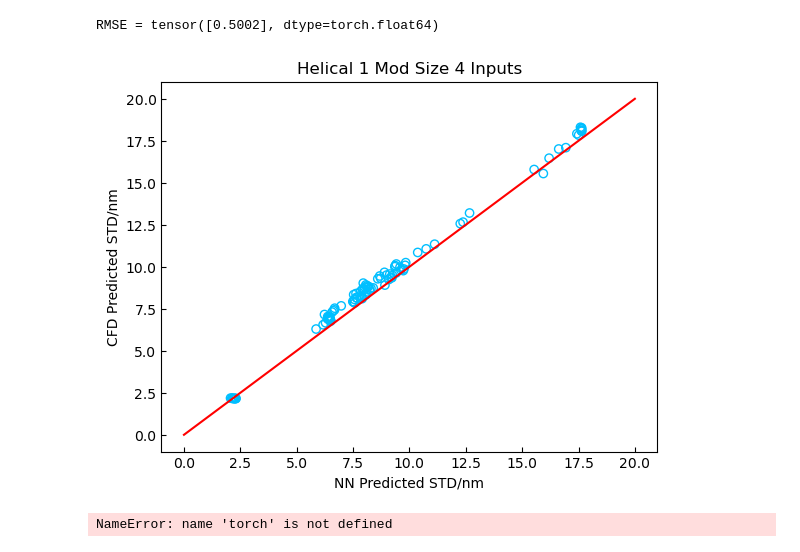
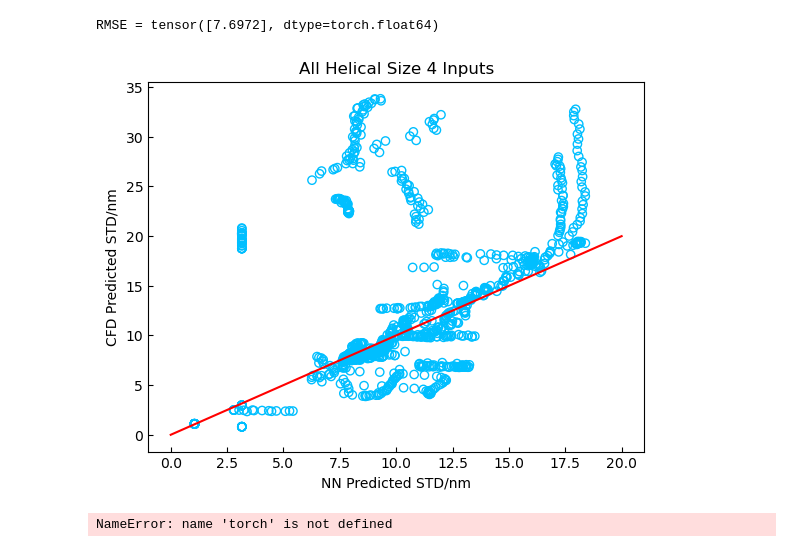
Before and after one commit to chanopsethiwan/CNNNanoparticles, a Jupyter notebook: multiInputLastParam/multiTimeInput4InputLastValuePred.ipynb, the cells around one changed output. Saved outputs shown, nothing was run; the diff lists cells and outputs as text; code cells hidden in the pictures.

```diff
--- a/multiInputLastParam/multiTimeInput4InputLastValuePred.ipynb
+++ b/multiInputLastParam/multiTimeInput4InputLastValuePred.ipynb
@@ -33,10 +33,10 @@ device = torch.device('cuda' if torch.cuda.is_available() else 'cpu') #choose wh
 # third_dir = r'C:\Users\Chappyyyyyy\Documents\size_folder\second_half\third_quarter'
 # fourth_dir = r'C:\Users\Chappyyyyyy\Documents\size_folder\second_half\fourth_quarter'
 
-first_dir = r'C:\Users\Public\PartIIB project 2023_2024\Image collection without reaction\00AgNO3_mole_fraction\6ClassHelical_1_mod\first_quarter'
-second_dir = r'C:\Users\Public\PartIIB project 2023_2024\Image collection without reaction\00AgNO3_mole_fraction\6ClassHelical_1_mod\second_quarter'
-third_dir = r'C:\Users\Public\PartIIB project 2023_2024\Image collection without reaction\00AgNO3_mole_fraction\6ClassHelical_1_mod\third_quarter'
-fourth_dir = r'C:\Users\Public\PartIIB project 2023_2024\Image collection without reaction\00AgNO3_mole_fraction\6ClassHelical_1_mod\fourth_quarter'
+first_dir = r"C:\Users\Chappyyyyyy\Documents\allHelicalDataSelector\train\interval_1"
+second_dir = r"C:\Users\Chappyyyyyy\Documents\allHelicalDataSelector\train\interval_2"
+third_dir = r"C:\Users\Chappyyyyyy\Documents\allHelicalDataSelector\train\interval_3"
+fourth_dir = r"C:\Users\Chappyyyyyy\Documents\allHelicalDataSelector\train\interval_4"
 # %%
 # multi-input dataset
 class CustomImageDataset(Dataset):
@@ -123,7 +123,7 @@ custom_dataset = CustomImageDataset(first_dir=first_dir, second_dir=second_dir,
 print(len(custom_dataset))
 
 # train_set, val_set, test_set = random_split(custom_dataset, [int(len(custom_dataset)*0.75), int(len(custom_dataset)*0.15), int(len(custom_dataset)*0.100056)]) #splits data into training, validation and test sets
-train_set, test_set = random_split(custom_dataset, [int(len(custom_dataset)*0.75), int(len(custom_dataset)*0.25013)])
+train_set, test_set = random_split(custom_dataset, [int(len(custom_dataset)*1), int(len(custom_dataset)*0)])
 print(len(train_set))
 # print(len(val_set))
 print(len(test_set))
@@ -290,5 +290,16 @@ epoch 60/60, average loss = 0.2865
 # %%
 #Testing
+test_first_dir = r'C:\Users\Chappyyyyyy\Documents\allHelicalDataSelector\testVal\interval_1'
+test_second_dir = r'C:\Users\Chappyyyyyy\Documents\allHelicalDataSelector\testVal\interval_2'
+test_third_dir = r'C:\Users\Chappyyyyyy\Documents\allHelicalDataSelector\testVal\interval_3'
+test_fourth_dir = r'C:\Users\Chappyyyyyy\Documents\allHelicalDataSelector\testVal\interval_4'
+# test_first_dir = r'C:\Users\Chappyyyyyy\Documents\allHelicalDataSelector\testVal_disc\interval_1'
+# test_second_dir = r'C:\Users\Chappyyyyyy\Documents\allHelicalDataSelector\testVal_disc\interval_2'
+# test_third_dir = r'C:\Users\Chappyyyyyy\Documents\allHelicalDataSelector\testVal_disc\interval_3'
+# test_fourth_dir = r'C:\Users\Chappyyyyyy\Documents\allHelicalDataSelector\testVal_disc\interval_4'
+
+test_dataset = CustomImageDataset(first_dir=test_first_dir, second_dir=test_second_dir, third_dir=test_third_dir, fourth_dir=test_fourth_dir, transform=data_transform)
+test = DataLoader(test_dataset, batch_size=batch_size, shuffle=True)
 with torch.no_grad(): # no need to calculate gradient
     squared_difference = 0
     predicted_size_data = []
@@ -302,36 +313,36 @@ with torch.no_grad(): # no need to calculate gradient
         images4 = images4.to(device)
         labels4 = labels4.to(device)
         cuttimes = cuttimes.to(device).float()
 
         #forward
         outputs = model(images1, images2, images3, images4, cuttimes)
 
         # print(predictions)
         squared_difference += (float(outputs) - labels4) ** 2
         predicted_size_data.append(float(outputs))
         CFD_size_data.append(float(labels4))
         if float(outputs) < 0.5 * float(labels4):
             underestimate.append(float(outputs))
         if float(outputs) > 1.5 * float(labels4):
             overestimate.append(float(outputs))
 
     rmse = torch.sqrt(squared_difference / (len(test)))
     print(f'RMSE = {rmse}')
     # print(predicted_size_data)
     # print(CFD_size_data)
     # print(underestimate)
     # print(overestimate)
     plt.scatter(predicted_size_data, CFD_size_data, facecolors='none', edgecolors='deepskyblue')
     x = np.linspace(0, 20, 200)
     plt.plot(x, x, '-r')
     plt.xlabel('NN Predicted STD/nm')
     plt.ylabel('CFD Predicted STD/nm')
-    plt.title('Helical 1 Mod Size 4 Inputs')
+    plt.title('All Helical Size 4 Inputs')
     plt.tick_params(axis='both', direction='in')
     plt.show()
 # %% [output]
-RMSE = tensor([0.5002], dtype=torch.float64)
+RMSE = tensor([7.6972], dtype=torch.float64)
-[figure, old version]
+[figure, new version]
 # %%
 #save the model
 # PATH = r'C:\Users\Chappyyyyyy\Desktop\PartIIB project 2023_2024\MultiInput\size_model.pth'
```
Also changed, not shown: parts of 3 cells of this notebook, 2 other files.
